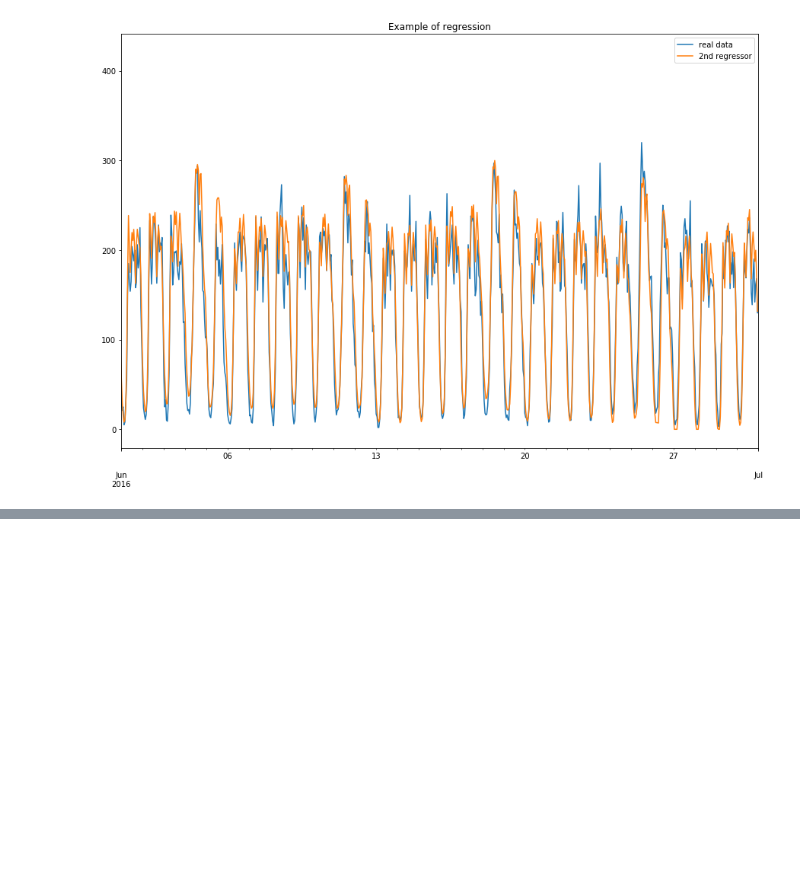
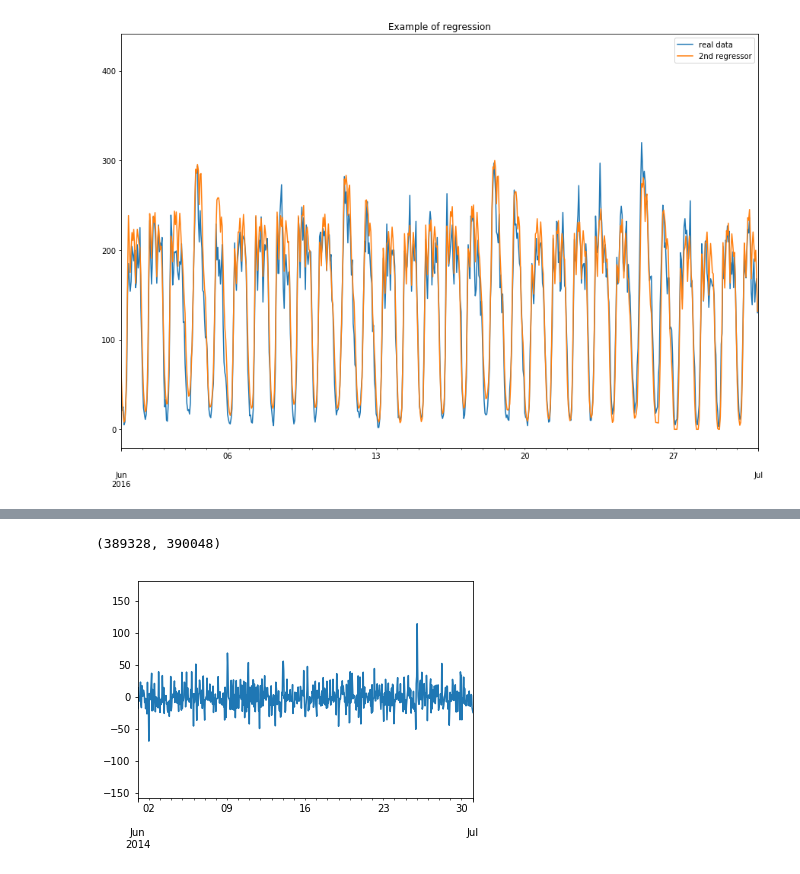
Before and after one commit to PhySci/projectNYtaxi, a Jupyter notebook: week5/week 5-4.ipynb, the cells around one changed output, grey strips where cells are left out. Cells and saved outputs as stored; diff of their text form; code cells hidden in the pictures; blank space fills up the shorter version.

```diff
--- a/week5/week 5-4.ipynb
+++ b/week5/week 5-4.ipynb
@@ -110,10 +148,0 @@ df2 = df2.assign(regressor = 0)
-# %%
-# делает регрессию на признаки
-for regName in regNames:
-    subSet = df2.query('region == @regName')
-    linReg = linear_model.Ridge(alpha=100)
-    linReg.fit(subSet.loc[startTrain:endValidation,:].drop(['y','regressor'],axis=1),
-               subSet.loc[startTrain:endValidation,'y'])
-    prediction = linReg.predict(subSet.drop(['y','regressor'],axis=1))
-    prediction[prediction<0]=0
-    df2.loc[df2.region == regName,'regressor'] = prediction
@@ -268,0 +219,6 @@ a
+# %%
+(subSet.y-subSet.regressor).plot()
+plt.xlim(['06-2014','07-2014'])
+# %% [output]
+(389328, 390048)
+[figure, added]
```
Also changed, not shown: parts of 28 cells of this notebook, 2 other files.
